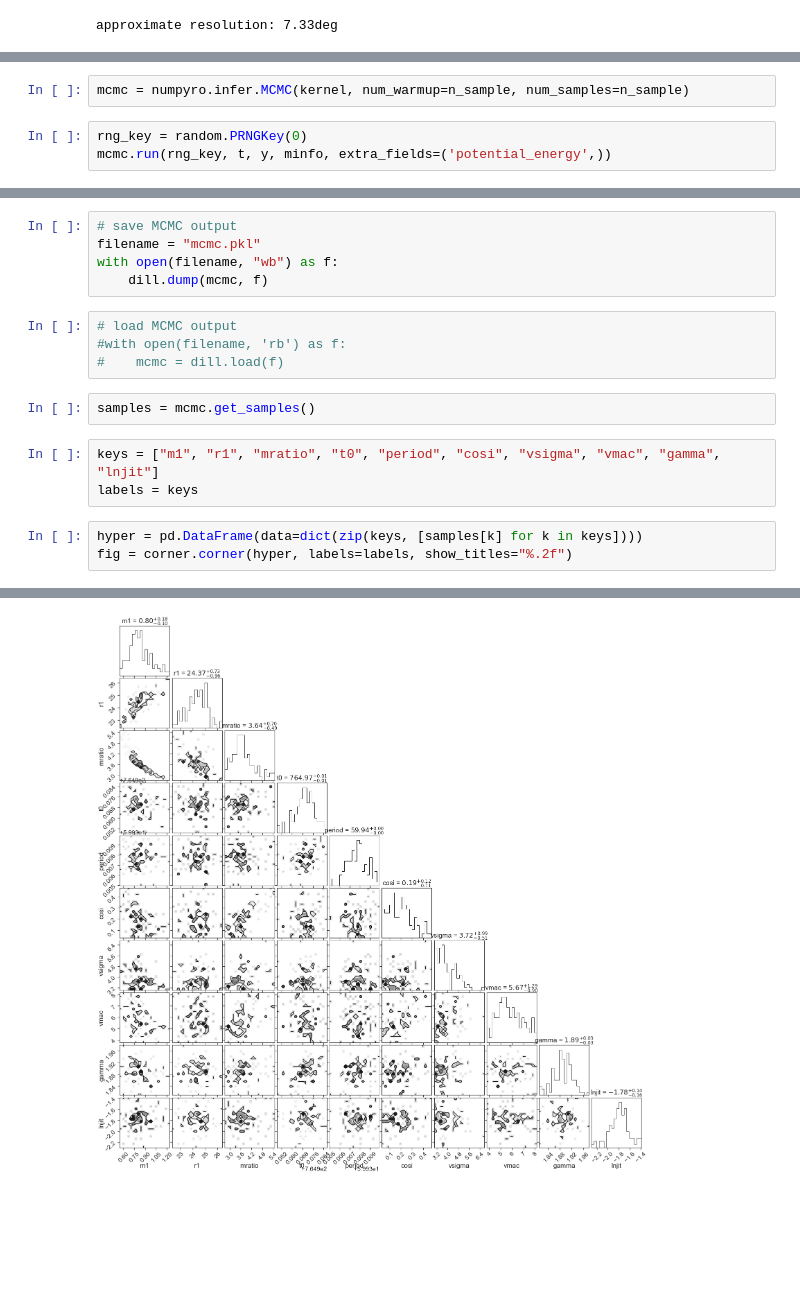
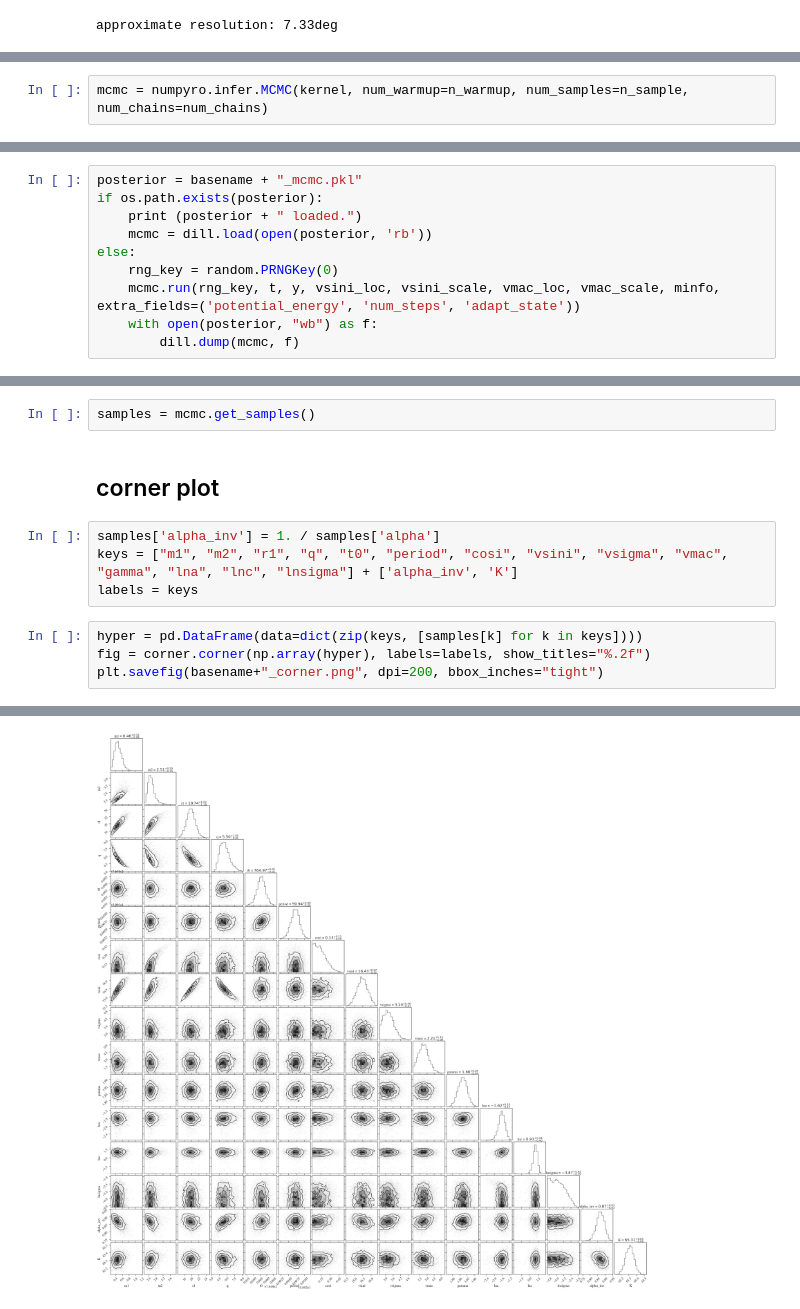
Before and after one commit to kemasuda/rochev, a Jupyter notebook: demos/fit_s12_rv.ipynb, the cells around one changed output, grey strips where cells are left out. Saved outputs shown, nothing was run; the diff lists cells and outputs as text; blank space fills up the shorter version.

```diff
--- a/demos/fit_s12_rv.ipynb
+++ b/demos/fit_s12_rv.ipynb
@@ -143,5 +188,2 @@ s12rv_n8_s100
 # %%
-mcmc = numpyro.infer.MCMC(kernel, num_warmup=n_sample, num_samples=n_sample)
+mcmc = numpyro.infer.MCMC(kernel, num_warmup=n_warmup, num_samples=n_sample, num_chains=num_chains)
-# %%
-rng_key = random.PRNGKey(0)
-mcmc.run(rng_key, t, y, minfo, extra_fields=('potential_energy',))
@@ -147,0 +194,10 @@ mcmc.run(rng_key, t, y, minfo, extra_fields=('potential_energy',))
+# %%
+posterior = basename + "_mcmc.pkl"
+if os.path.exists(posterior):
+    print (posterior + " loaded.")
+    mcmc = dill.load(open(posterior, 'rb'))
+else:
+    rng_key = random.PRNGKey(0)
+    mcmc.run(rng_key, t, y, vsini_loc, vsini_scale, vmac_loc, vmac_scale, minfo, extra_fields=('potential_energy', 'num_steps', 'adapt_state'))
+    with open(posterior, "wb") as f:
+        dill.dump(mcmc, f)
@@ -167,18 +228,13 @@ Number of divergences: 0
-# %%
-# save MCMC output
-filename = "mcmc.pkl"
-with open(filename, "wb") as f:
-    dill.dump(mcmc, f)
-# %%
-# load MCMC output
-#with open(filename, 'rb') as f:
-#    mcmc = dill.load(f)
 # %%
 samples = mcmc.get_samples()
+# %% [markdown]
+## corner plot
 # %%
-keys = ["m1", "r1", "mratio", "t0", "period", "cosi", "vsigma", "vmac", "gamma", "lnjit"]
+samples['alpha_inv'] = 1. / samples['alpha']
+keys = ["m1", "m2", "r1", "q", "t0", "period", "cosi", "vsini", "vsigma", "vmac", "gamma", "lna", "lnc", "lnsigma"] + ['alpha_inv', 'K']
 labels = keys
 # %%
 hyper = pd.DataFrame(data=dict(zip(keys, [samples[k] for k in keys])))
-fig = corner.corner(hyper, labels=labels, show_titles="%.2f")
+fig = corner.corner(np.array(hyper), labels=labels, show_titles="%.2f")
+plt.savefig(basename+"_corner.png", dpi=200, bbox_inches="tight")
 # %% [output]
@@ -202 +241 @@ WARNING:root:Too few points to create valid contours
-[figure, old version]
+[figure, new version]
```
Also changed, not shown: parts of 32 cells of this notebook, 1 other file.
